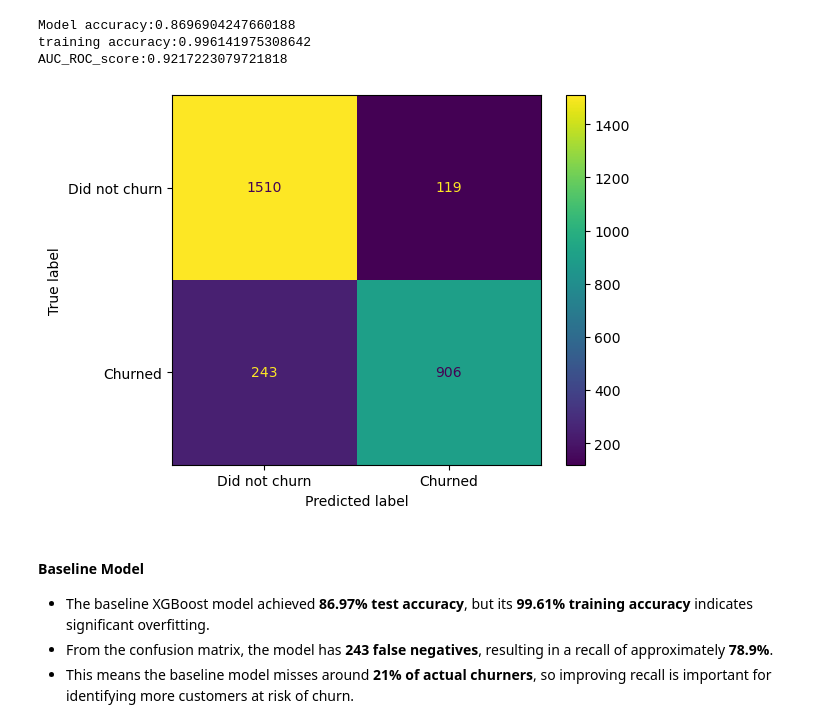
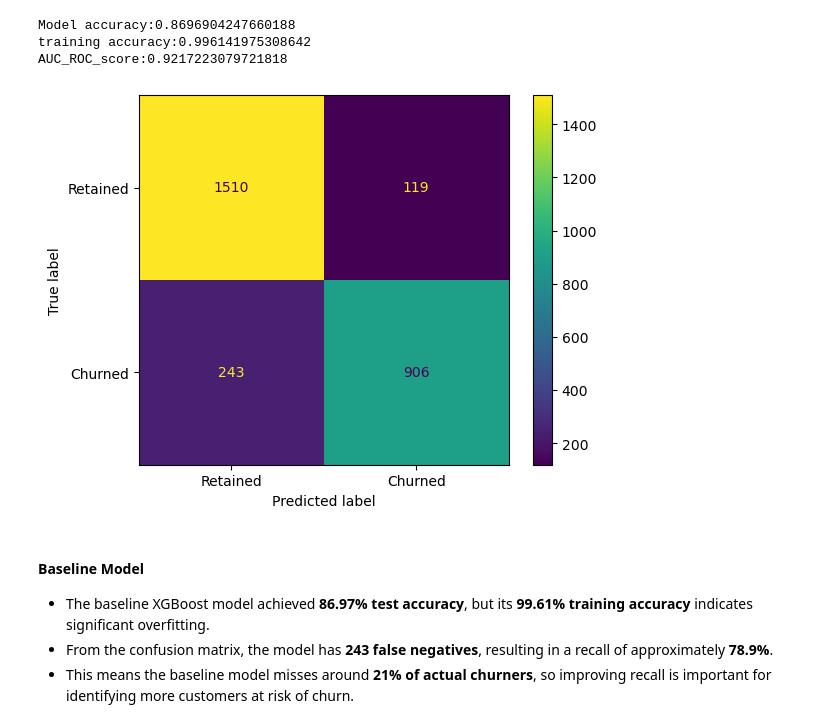
Before and after one commit to PrikshitSingh230/FoodFirst-Customer-Churn-Prediction, a Jupyter notebook: Notebooks/06_Preprocessing_and_Model_training.ipynb, the cells around one changed output. Saved outputs shown, nothing was run; the diff lists cells and outputs as text; code cells hidden in the pictures.

Commit message:
Update churn Images

```diff
--- a/Notebooks/06_Preprocessing_and_Model_training.ipynb
+++ b/Notebooks/06_Preprocessing_and_Model_training.ipynb
@@ -280,13 +280,14 @@ AUC_ROC_score:0.9217223079721818
 # %%
 #confusion matrix
 
 cm = confusion_matrix(y_test, y_pred)
 
 ConfusionMatrixDisplay(confusion_matrix=cm,
-                    display_labels=['Did not churn', 'Churned']).plot()
+                    display_labels=['Retained', 'Churned']).plot()
+plt.savefig("../images/shap_barplot.png", dpi=300, bbox_inches="tight")
 plt.show()
 # %% [output]
-[figure, old version]
+[figure, new version]
 # %% [markdown]
 #### Baseline Model
 
```
Also changed, not shown: 4 other files.
